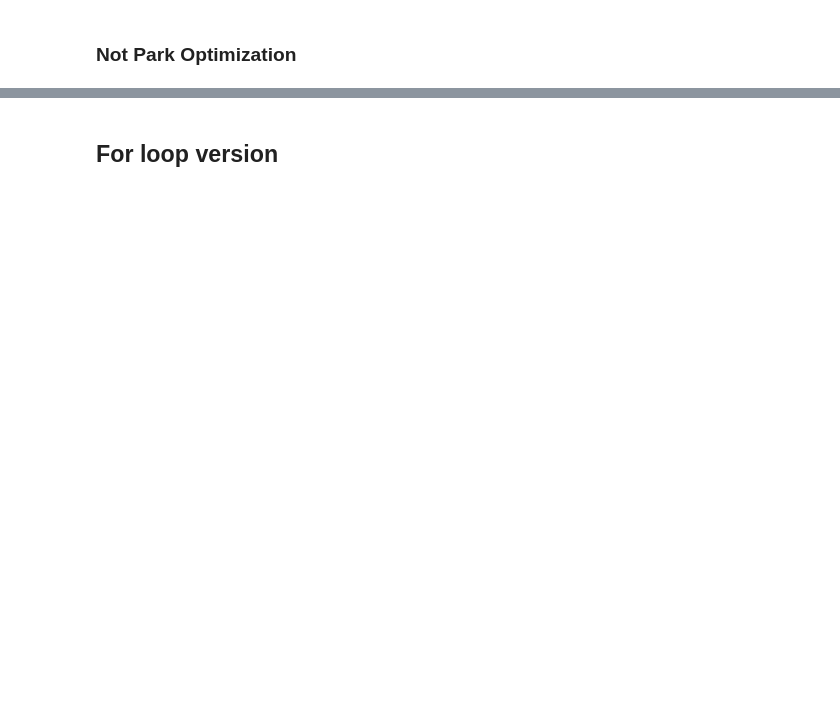
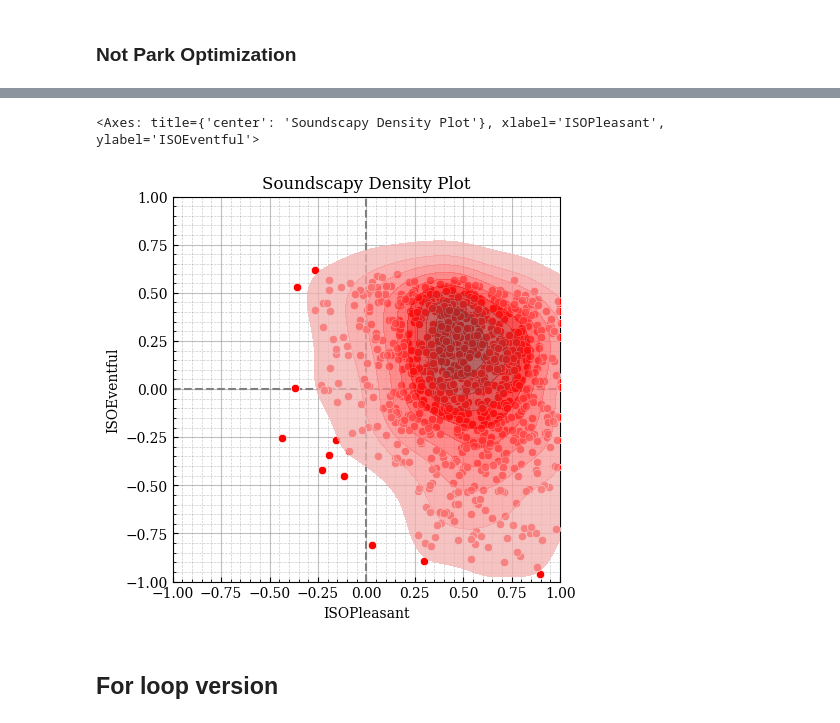
Before and after one commit to MitchellAcoustics/J2401_JASA_SSID-Single-Index, a Jupyter notebook: notebooks/TargetOptimization.ipynb, the cells around one changed output, grey strips where cells are left out. Drawn from its saved outputs; the diff is of its cells as text; code cells hidden in the pictures; blank space fills up the shorter version.

```diff
--- a/notebooks/TargetOptimization.ipynb
+++ b/notebooks/TargetOptimization.ipynb
@@ -687,3 +698,11 @@ None
+# %%
+df = pd.DataFrame(np_tgt.sample_data, columns=["ISOPleasant", "ISOEventful"])
+sspy.plotting.density(
+    df, color='red', scatter_kws={'color': 'red'}
+)
+# %% [output]
+<Axes: title={'center': 'Soundscapy Density Plot'}, xlabel='ISOPleasant', ylabel='ISOEventful'>
+[figure, added]
 # %% [markdown]
 ## For loop version
 # %%
```
Also changed, not shown: parts of 12 cells of this notebook, 25 other files.
